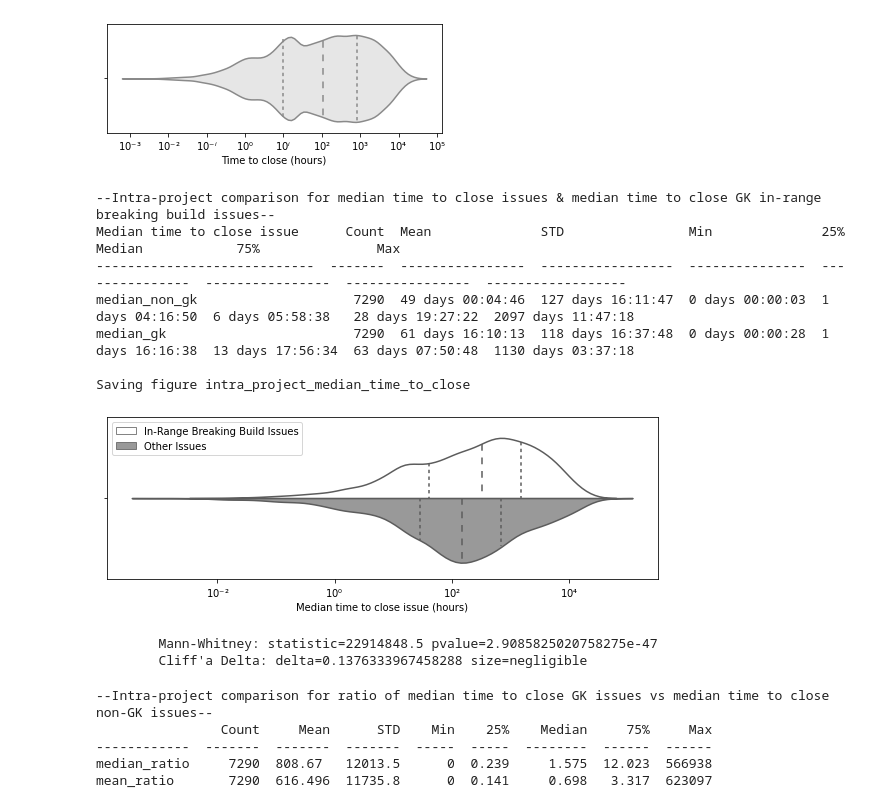
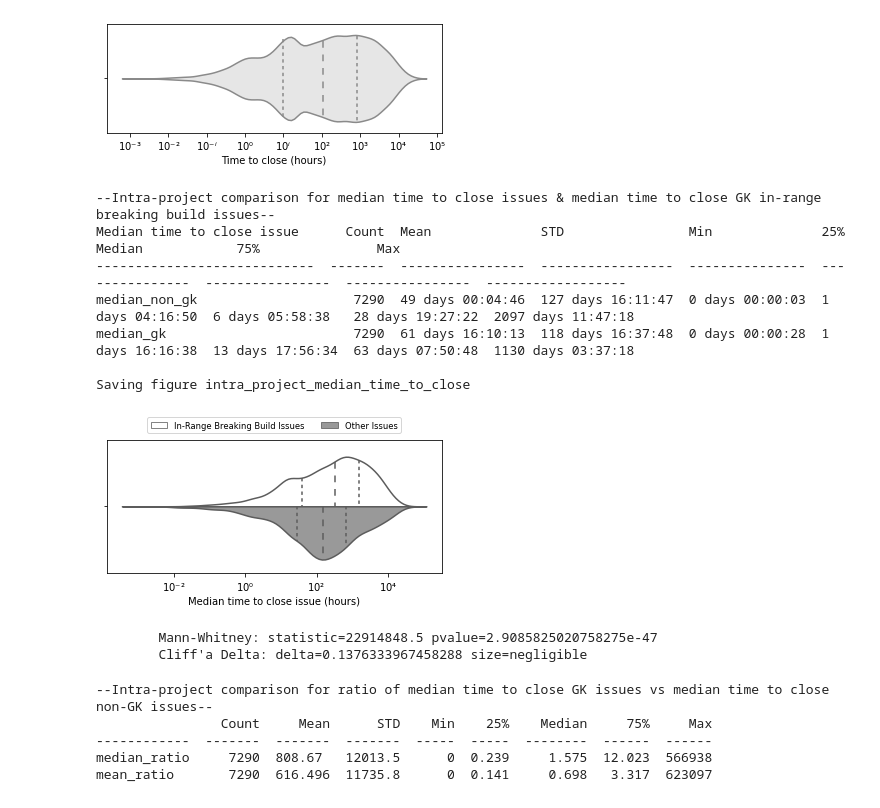
Before and after one commit to brombaut/GKIR_Analysis, a Jupyter notebook: data-analysis/p_rq2_issues.ipynb, the cells around one changed output. Drawn from its saved outputs; the diff is of its cells as text; code cells hidden in the pictures.

```diff
--- a/data-analysis/p_rq2.ipynb
+++ b/data-analysis/p_rq2_issues.ipynb
@@ -420,7 +471,7 @@ melted = pd.melt(
 )
 
 melted['placeholder'] = ''
-fig, ax = plt.subplots(nrows=1, ncols=1, figsize=(8,3))
+fig, ax = plt.subplots(nrows=1, ncols=1, figsize=(5,3))
 sns.violinplot(
     data=melted,
     x='median_time_to_close_hours_log',
@@ -431,37 +482,42 @@ sns.violinplot(
     palette=['1', '0.6'],
     ax=ax,
 )
 ax.set_ylabel('')
 ax.set_xlabel('Median time to close issue (hours)')
 ax.xaxis.set_major_formatter(log10_func_formatter)
-ax.legend(
-    title='',
+
+L = plt.legend(
+    loc='upper center',
+    fontsize='small',
+    fancybox=True,
+    bbox_to_anchor=(0.5,1.2),
+    ncol=2,
+    shadow=False,
 )
-L = plt.legend()
 L.get_texts()[0].set_text('In-Range Breaking Build Issues')
 L.get_texts()[1].set_text('Other Issues')
 print('--Intra-project comparison for median time to close issues & median time to close GK in-range breaking build issues--')
 tfns(
     project__all_issues__time_to_close,
     ['median_non_gk', 'median_gk'],
     title='Median time to close issue'
 )
 save_fig('intra_project_median_time_to_close')
 plt.show()
 
 mannwhitneyu_cliffsdelta(
     project__all_issues__time_to_close['median_hours_log_gk'],
     project__all_issues__time_to_close['median_hours_log_non_gk']
 )
 # %% [output]
 --Intra-project comparison for median time to close issues & median time to close GK in-range breaking build issues--
 Median time to close issue      Count  Mean              STD                Min              25%              Median            75%               Max
 ----------------------------  -------  ----------------  -----------------  ---------------  ---------------  ----------------  ----------------  ------------------
 median_non_gk                    7290  49 days 00:04:46  127 days 16:11:47  0 days 00:00:03  1 days 04:16:50  6 days 05:58:38   28 days 19:27:22  2097 days 11:47:18
 median_gk                        7290  61 days 16:10:13  118 days 16:37:48  0 days 00:00:28  1 days 16:16:38  13 days 17:56:34  63 days 07:50:48  1130 days 03:37:18
 
 Saving figure intra_project_median_time_to_close
-[figure, old version]
+[figure, new version]
         Mann-Whitney: statistic=22914848.5 pvalue=2.9085825020758275e-47
         Cliff'a Delta: delta=0.1376333967458288 size=negligible
 # %%
```
Also changed, not shown: parts of 31 cells of this notebook, 9 other files.
